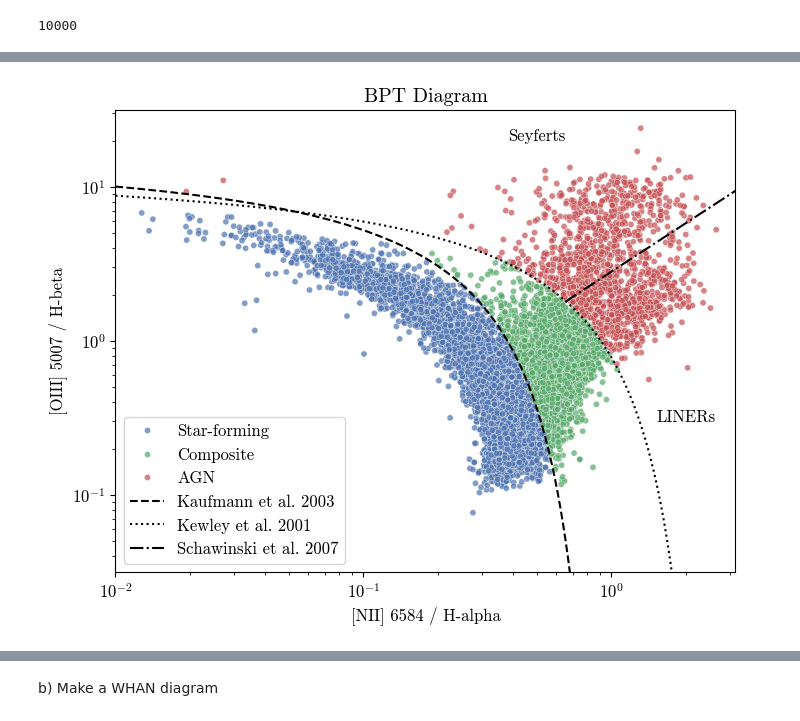
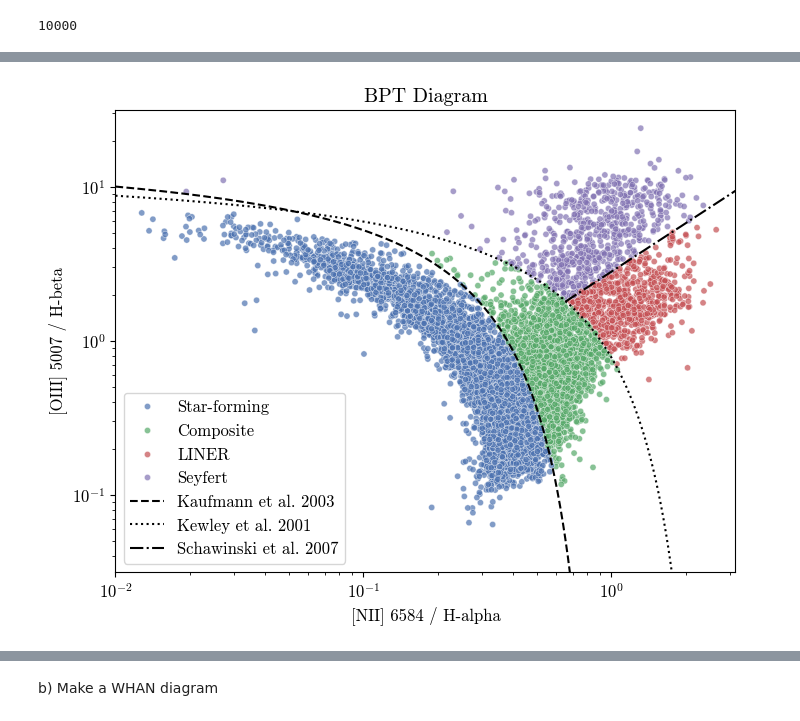
Before and after one commit to IsaacLP/AGN, a Jupyter notebook: project/final_project.ipynb, the cells around one changed output, grey strips where cells are left out. Drawn from its saved outputs; the diff is of its cells as text; code cells hidden in the pictures.

```diff
--- a/project/final_project.ipynb
+++ b/project/final_project.ipynb
@@ -85,6 +78,7 @@ query = '''
 result = CasJobs.executeQuery(query, context='DR18')
 result.to_csv('agn_sample.csv', index=False)
 # %%
+result = pd.read_csv('agn_sample.csv')
 len(result)
 # %% [output]
 10000
@@ -117,41 +111,40 @@ log_nii = np.log10(result['nii_halpha_ratio'])
 log_oiii = np.log10(result['oiii_hbeta_ratio'])
 below_kauffmann = (log_nii < 0.05) & (log_oiii < kauffmann(log_nii))
 above_kewley    = (log_nii < 0.47) & (log_oiii > kewley(log_nii)) | (log_nii >= 0.47)
-above_schawinski = (log_nii > -0.05) & (log_oiii > schawinski(log_nii))
+above_schawinski = log_oiii > schawinski(log_nii)
 
 sf        = below_kauffmann
 agn       = above_kewley & ~sf
 composite = ~sf & ~agn
+seyfert  = above_kewley & above_schawinski
+liners   = above_kewley & ~above_schawinski
 
 result['BPT_class'] = 'Unclassified'
 result.loc[sf, 'BPT_class'] = 'Star-forming'
 result.loc[agn, 'BPT_class'] = 'AGN'
 result.loc[composite, 'BPT_class'] = 'Composite'
-#result.loc[above_schawinski, 'BPT_class'] = 'Seyfert'
-#result.loc[above_kewley & ~above_schawinski, 'BPT_class'] = 'LINER'
+result.loc[seyfert, 'BPT_class'] = 'Seyfert'
+result.loc[liners, 'BPT_class'] = 'LINER'
 
 plt.figure(figsize=(8,6))
 # Data points
 sns.scatterplot(result,x='nii_halpha_ratio',y='oiii_hbeta_ratio',hue='BPT_class',s=20,alpha=0.7)
 
 # Classification lines
 plt.plot(x_kauf,10**(0.61/(np.log10(x_kauf)-0.05)+1.3), color='k', linestyle='--', label='Kaufmann et al. 2003')
 plt.plot(x_kew,10**(0.61/(np.log10(x_kew)-0.47)+1.19), color='k', linestyle=':', label='Kewley et al. 2001')
 plt.plot(x_schaw,10**(1.05*np.log10(x_schaw)+0.45), color='k', linestyle='-.', label='Schawinski et al. 2007')
 
-# Text labels
-plt.text(2,0.3,'LINERs', fontsize=12, ha='center')
-plt.text(0.5,20,'Seyferts', fontsize=12, ha='center')
 
 # Plot settings
 plt.xscale('log')
 plt.yscale('log')
 plt.xlabel('[NII] 6584 / H-alpha')
 plt.ylabel('[OIII] 5007 / H-beta')
 plt.xlim(10**-2, 10**0.5)
 plt.ylim(10**-1.5, 10**1.5)
 plt.title('BPT Diagram')
 plt.legend()
 plt.show()
 # %% [output]
-[figure, old version]
+[figure, new version]
```
Also changed, not shown: parts of 17 cells of this notebook, 3 other files.
